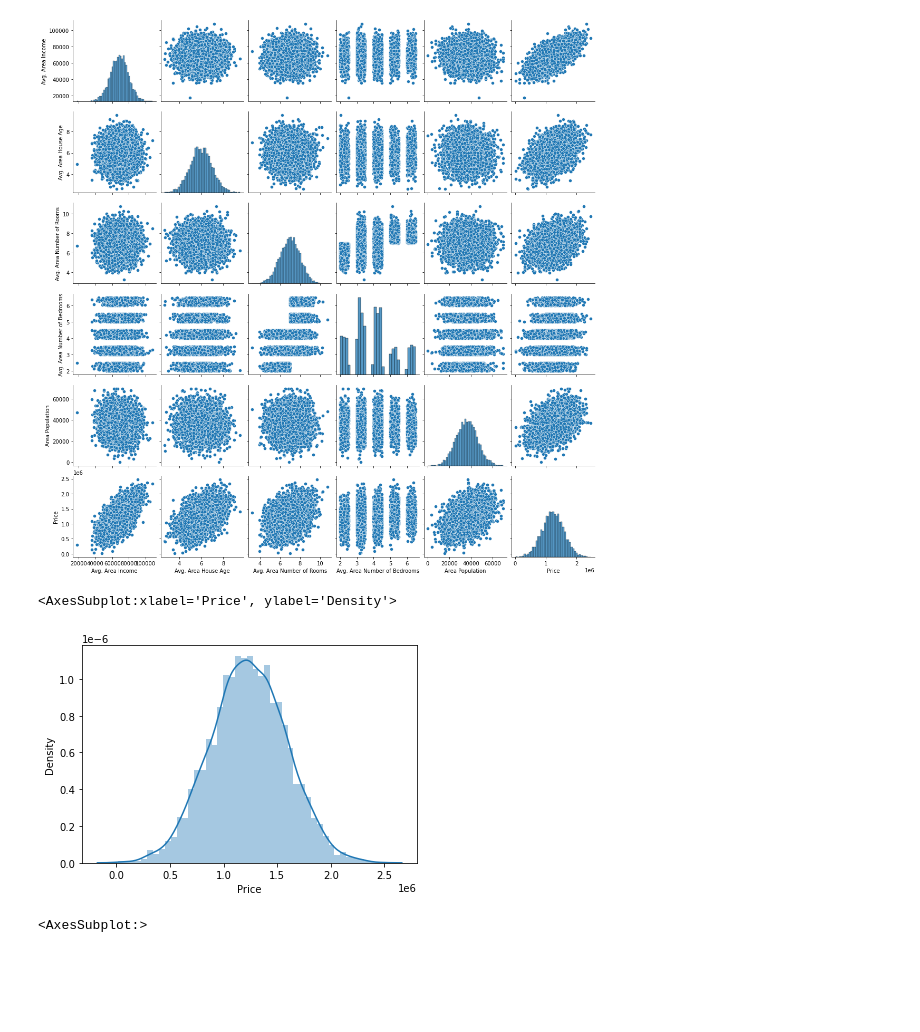
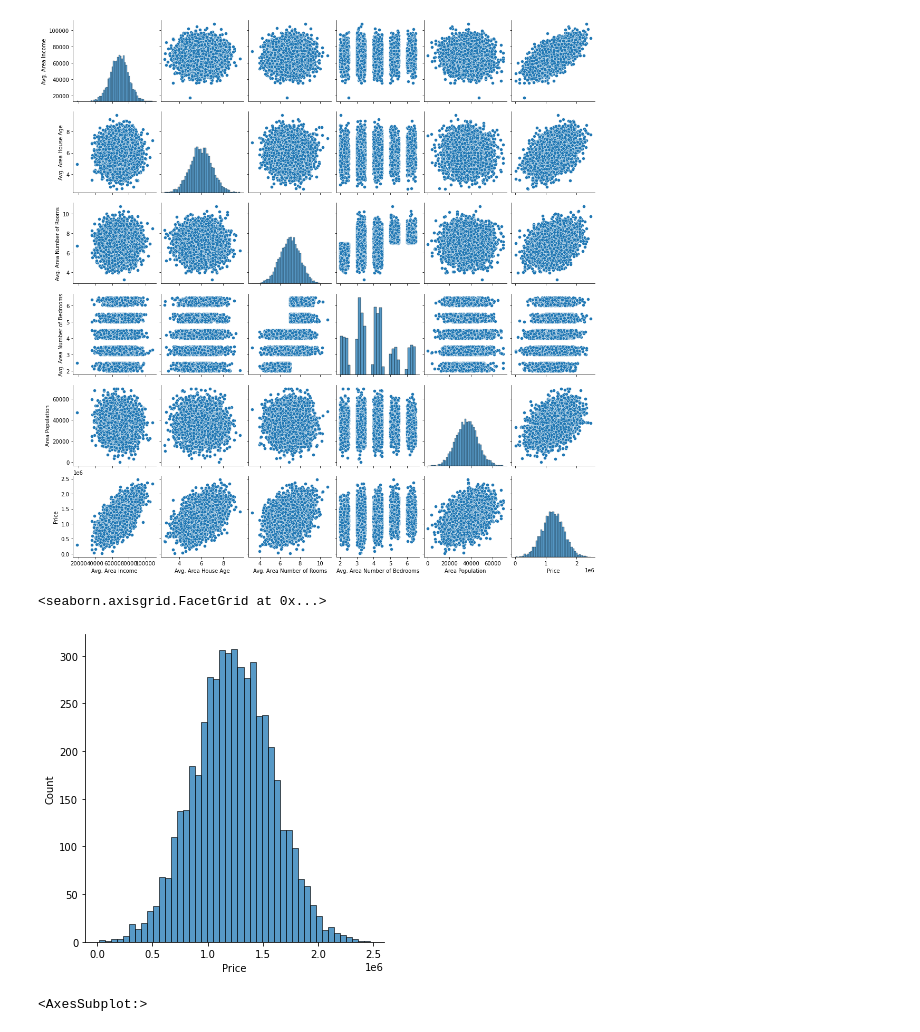
Before and after one commit to TatoSec/Python-DataScience-Practice, a Jupyter notebook: Linear-Regression-Model/housing-model.ipynb, the cells around one changed output. Saved outputs shown, nothing was run; the diff lists cells and outputs as text; code cells hidden in the pictures; blank space fills up the shorter version.

Commit message:
Distplot Depreciated[NOW displot]

```diff
--- a/Linear-Regression-Model/housing-model.ipynb
+++ b/Linear-Regression-Model/housing-model.ipynb
@@ -58,10 +58,10 @@ sns.pairplot(df)
 <seaborn.axisgrid.PairGrid at 0x...>
 [figure]
 # %%
-sns.distplot(df['Price'])
+sns.displot(df['Price'])
 # %% [output]
-<AxesSubplot:xlabel='Price', ylabel='Density'>
+<seaborn.axisgrid.FacetGrid at 0x...>
-[figure, old version]
+[figure, new version]
 # %%
 sns.heatmap(df.corr(),annot=True)
 # %% [output]
```
